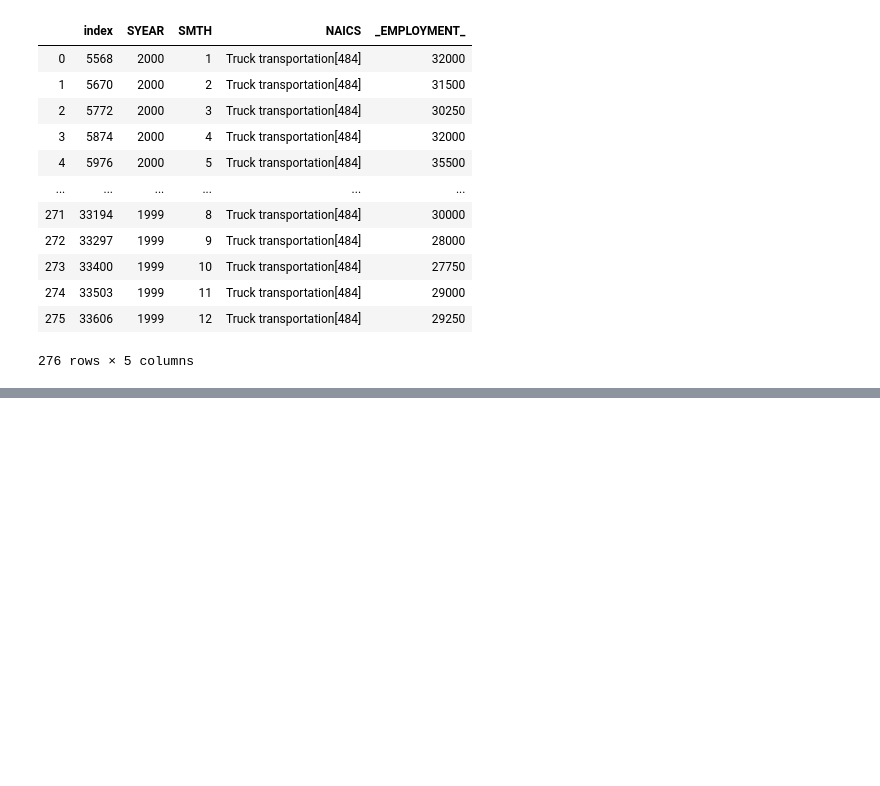
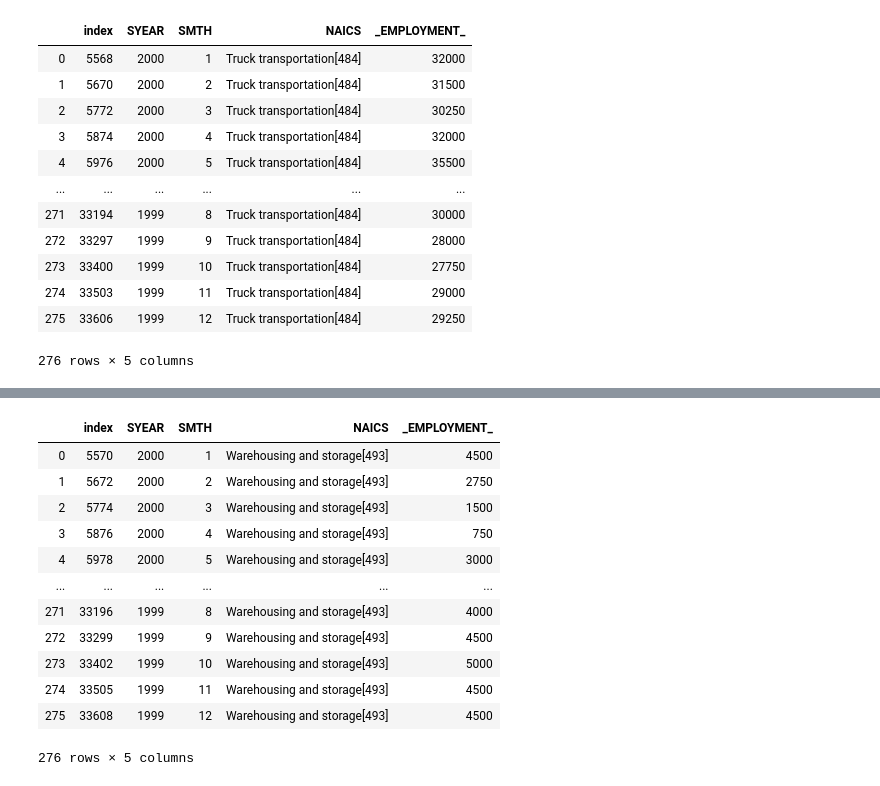
Before and after one commit to Hotlynn2/SERIES-ANALYSIS-OF-NAICS, a Jupyter notebook: Time Analysis Series.ipynb, the cells around one changed output, grey strips where cells are left out. Cells and saved outputs as stored; diff of their text form; code cells hidden in the pictures; blank space fills up the shorter version.

```diff
--- a/Time Analysis Series.ipynb
+++ b/Time Analysis Series.ipynb
@@ -2463,0 +2481,17 @@ Truck_transportation
+# %%
+Warehousing_and_storage = data.loc[data['NAICS'].str.contains('493', na = False)].reset_index()
+Warehousing_and_storage
+# %% [output]
+|  | index | SYEAR | SMTH | NAICS | _EMPLOYMENT_ |
+| 0 | 5570 | 2000 | 1 | Warehousing and storage[493] | 4500 |
+| 1 | 5672 | 2000 | 2 | Warehousing and storage[493] | 2750 |
+| 2 | 5774 | 2000 | 3 | Warehousing and storage[493] | 1500 |
+| 3 | 5876 | 2000 | 4 | Warehousing and storage[493] | 750 |
+| 4 | 5978 | 2000 | 5 | Warehousing and storage[493] | 3000 |
+| ... | ... | ... | ... | ... | ... |
+| 271 | 33196 | 1999 | 8 | Warehousing and storage[493] | 4000 |
+| 272 | 33299 | 1999 | 9 | Warehousing and storage[493] | 4500 |
+| 273 | 33402 | 1999 | 10 | Warehousing and storage[493] | 5000 |
+| 274 | 33505 | 1999 | 11 | Warehousing and storage[493] | 4500 |
+| 275 | 33608 | 1999 | 12 | Warehousing and storage[493] | 4500 |
+276 rows × 5 columns
```
Also changed, not shown: parts of 18 cells of this notebook.
